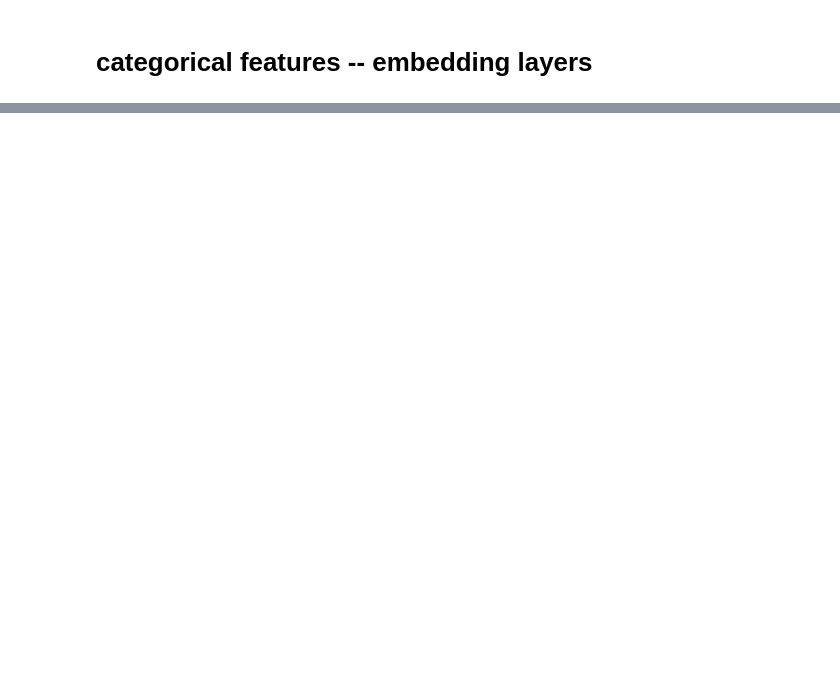
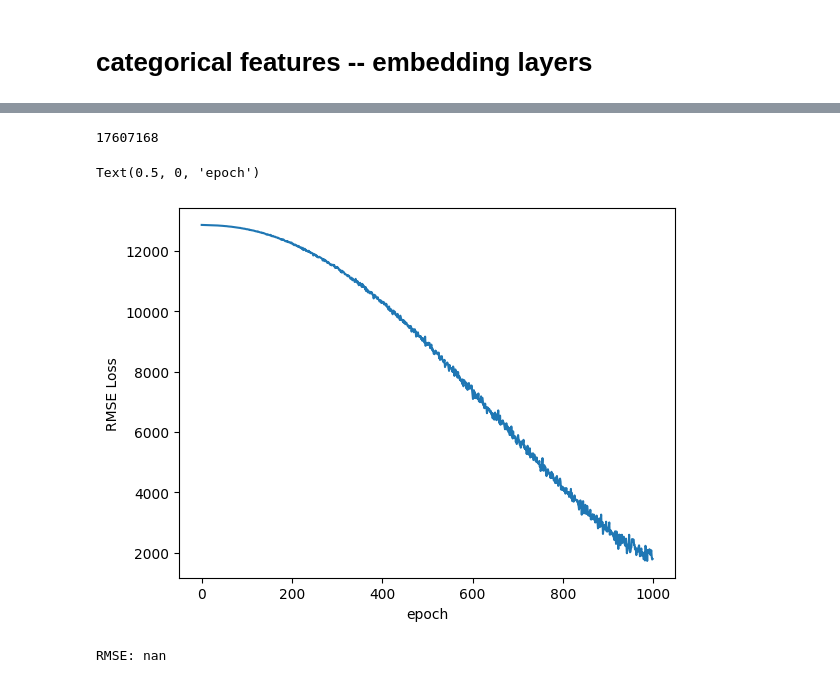
Before and after one commit to Immortal-Pi/IBMAIEngineer, a Jupyter notebook: pytorchBasics/embeddingPytorch.ipynb, the cells around one changed output, grey strips where cells are left out. Saved outputs shown, nothing was run; the diff lists cells and outputs as text; code cells hidden in the pictures; blank space fills up the shorter version.

```diff
--- a/pytorchBasics/embeddingPytorch.ipynb
+++ b/pytorchBasics/embeddingPytorch.ipynb
@@ -161,0 +361,2 @@ TypeError: can't convert np.ndarray of type numpy.object_. The only supported ty
+# %%
+model=model.cuda()
@@ -161,0 +383,3 @@ TypeError: can't convert np.ndarray of type numpy.object_. The only supported ty
+# %%
+loss_function=nn.MSELoss() ### later convert into RMSE
+optimizer=torch.optim.Adam(model.parameters(), lr=0.01)
@@ -161,0 +398,10 @@ TypeError: can't convert np.ndarray of type numpy.object_. The only supported ty
+# %%
+batch_size=1200
+test_size=int(batch_size*0.15)
+train_categorical=cat_features[:batch_size-test_size].cuda()
+test_categorical=cat_features[batch_size-test_size:batch_size].cuda()
+train_cont=cont_values[:batch_size-test_size].cuda()
+test_cont=cont_values[batch_size-test_size:batch_size].cuda()
+ytrain=y[:batch_size-test_size].cuda()
+ytest=y[batch_size-test_size:batch_size].cuda()
+train_categorical
@@ -161,0 +420,18 @@ TypeError: can't convert np.ndarray of type numpy.object_. The only supported ty
+# %%
+import time
+epochs=1000
+final_losses=[]
+st=time.time()
+for i in range(epochs):
+    i=i+1
+    y_pred=model(train_categorical,train_cont)
+    loss=torch.sqrt(loss_function(y_pred,ytrain))
+    final_losses.append(loss.cpu().data.numpy())
+    if i%10==1:
+        print(f'epoch number: {i} and the loss: {loss.item()}')
+    optimizer.zero_grad()
+    loss.backward()
+    optimizer.step()
+et=time.time()
+elapsed_time = et - st
+print('Execution time:', elapsed_time, 'seconds')
@@ -161,0 +456,20 @@ TypeError: can't convert np.ndarray of type numpy.object_. The only supported ty
+# %%
+torch.cuda.memory_allocated()
+# %% [output]
+17607168
+# %%
+import matplotlib.pyplot as plt
+plt.plot(range(epochs),final_losses)
+plt.ylabel('RMSE Loss')
+plt.xlabel('epoch')
+# %% [output]
+Text(0.5, 0, 'epoch')
+[figure, added]
+# %%
+y_pred=''
+with torch.no_grad():
+    y_pred=model(test_categorical,test_cont)
+    loss=torch.sqrt(loss_function(y_pred,ytest))
+print(f'RMSE: {loss}')
+# %% [output]
+RMSE: nan
```
Also changed, not shown: parts of 35 cells of this notebook, 1 other file.
